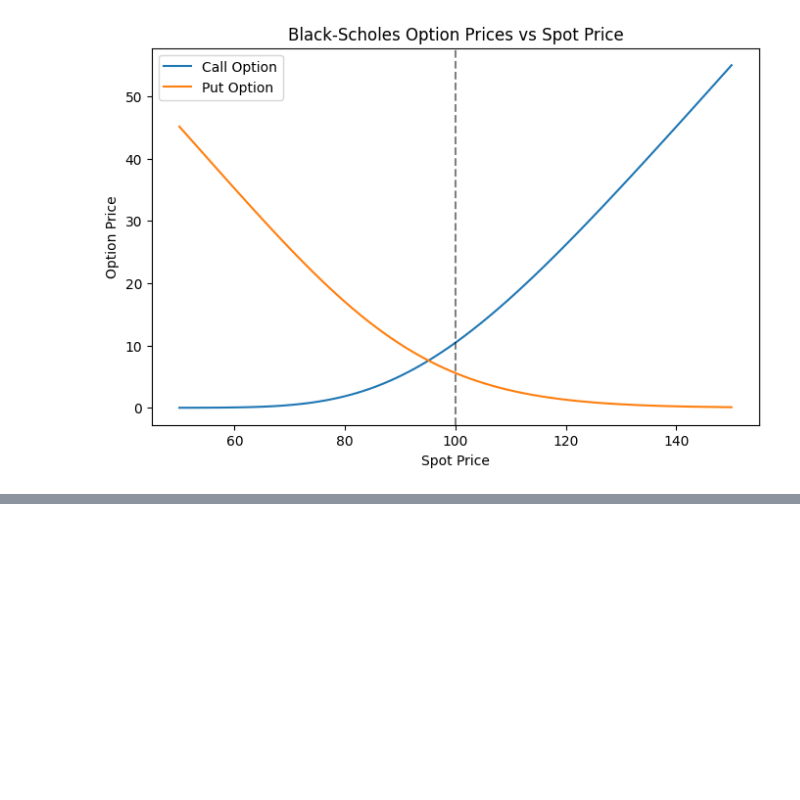
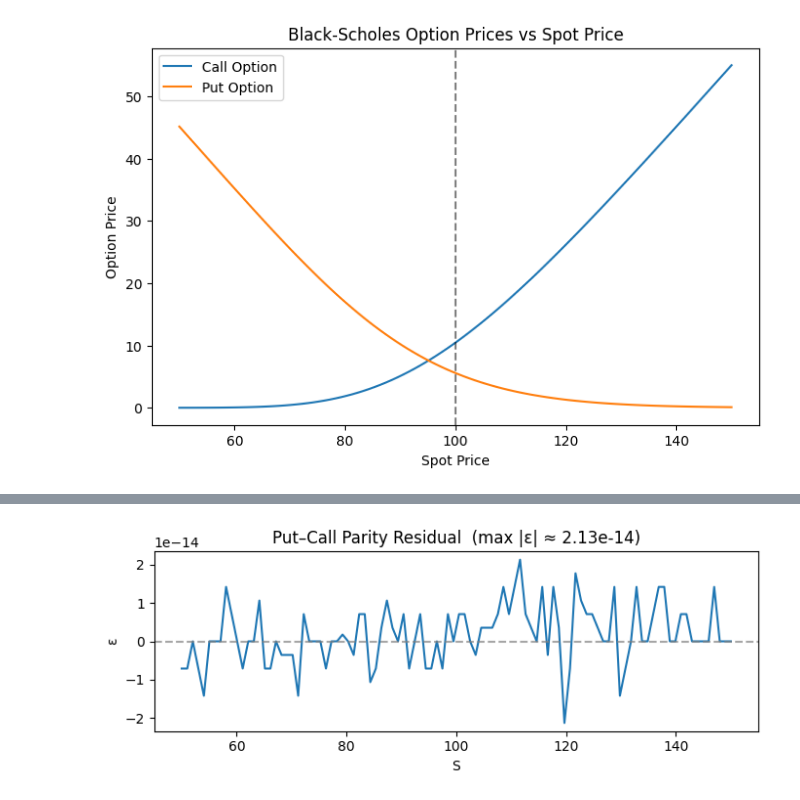
Before and after one commit to Kapizza/options-pricing-library, a Jupyter notebook: notebooks/01_black_scholes_demo.ipynb, the cells around one changed output, grey strips where cells are left out. Saved outputs shown, nothing was run; the diff lists cells and outputs as text; code cells hidden in the pictures; blank space fills up the shorter version.

```diff
--- a/notebooks/01_black_scholes_demo.ipynb
+++ b/notebooks/01_black_scholes_demo.ipynb
@@ -53,9 +68,8 @@ We plot how the option prices change as the underlying spot price varies.
 The vertical dashed line shows the strike price `K`.
 # %%
 spot_prices = np.linspace(50, 150, 100)
-call_prices = [black_scholes_price(S_i, K, T, r, sigma, option_type='call') for S_i in spot_prices]
-put_prices  = [black_scholes_price(S_i, K, T, r, sigma, option_type='put') for S_i in spot_prices]
-
+call_prices = np.array([black_scholes_price(S, K, T, r, sigma, "call") for S in spot_prices])
+put_prices  = np.array([black_scholes_price(S, K, T, r, sigma, "put")  for S in spot_prices])
 plt.figure(figsize=(8,5))
 plt.plot(spot_prices, call_prices, label='Call Option')
 plt.plot(spot_prices, put_prices, label='Put Option')
@@ -77,0 +133,14 @@ In this demo, we have:
+# %%
+
+residual = call_prices - put_prices - (spot_prices - K*np.exp(-r*T))
+max_abs = float(np.max(np.abs(residual)))
+
+plt.figure(figsize=(7,2.8))  # tiny panel
+plt.plot(spot_prices, residual)
+plt.axhline(0.0, ls="--", color="gray", alpha=0.7)
+plt.title(f"Put–Call Parity Residual  (max |ε| ≈ {max_abs:.2e})")
+plt.xlabel("S"); plt.ylabel("ε")
+plt.tight_layout()
+plt.show()
+# %% [output]
+[figure, added]
```
Also changed, not shown: parts of 14 cells of this notebook.
